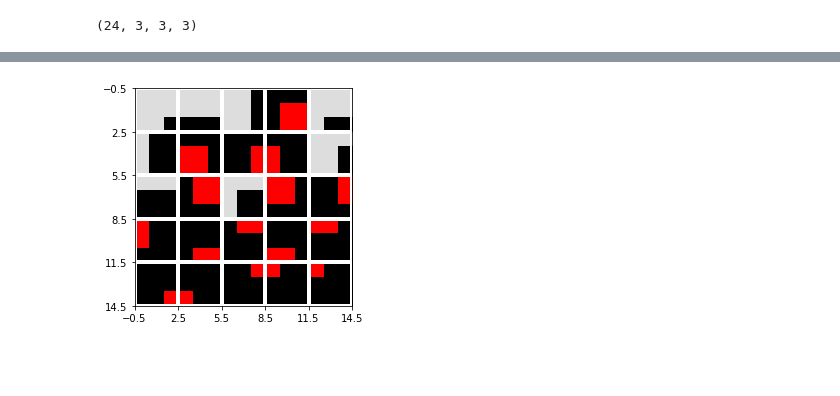
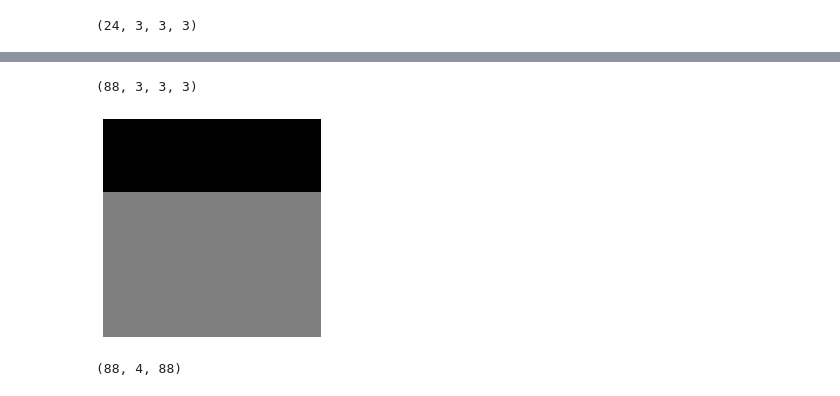
Before and after one commit to flpeters/TextureSynthesis, a Jupyter notebook: 00_Main.ipynb, the cells around one changed output, grey strips where cells are left out. Cells and saved outputs as stored; diff of their text form; code cells hidden in the pictures; blank space fills up the shorter version.

```diff
--- a/00_Main.ipynb
+++ b/00_Main.ipynb
@@ -674,7 +699,7 @@ Tiles = [
     [[1, 0], [1, 0]],
     [[0, 0], [0, 0]],
 ]
-TileMatrix = np.array(Tiles); TileMatrix.shape, TileMatrix
+TilesMatrix = np.array(Tiles); TilesMatrix.shape, TilesMatrix
 # %% [output]
 ((4, 2, 2),
  array([[[0, 1],
@@ -896,7 +915,10 @@ show_image(SampleImage)
 # %%
+DEDUPLICATE = True
+
 OverhangX = SampleX % TileSize
 OverhangY = SampleY % TileSize
 Tiles = list()
+Rules = list()
 for OffsetX in range(TileSize):
     for OffsetY in range (TileSize):
         ToX    = SampleX - OverhangX + OffsetX
@@ -909,7 +931,7 @@ for OffsetX in range(TileSize):
 
         for T in SampleImage[OffsetX:ToX, OffsetY:ToY].reshape(NrTilesX, TileSize,
                                                                NrTilesY, TileSize, Channels).swapaxes(1, 2):
-            if Deduplicate:
+            if DEDUPLICATE:
                 for T2 in T:
                     for T3 in Tiles: # NOTE: Deduplicate Tiles
                         if np.allclose(T2, T3): break
@@ -931,6 +944,54 @@ show_image(assemble_tiles(TilesMatrix.reshape(6, 6, 3, 3, 3), GridLines=TileSize
-# %%
-# DEDUPLICATED
-TilesMatrixPadded = np.stack([*TilesMatrix, TilesMatrix[-1]], axis=0) # Padding to make a square number of tiles
-show_image(assemble_tiles(TilesMatrixPadded.reshape(5, 5, 3, 3, 3)), GridLines=TileSize, LineColor='white')
-# %% [output]
-[figure, removed]
+# %%
+OverhangX = SampleX % TileSize
+OverhangY = SampleY % TileSize
+Tiles = list()
+Rules = defaultdict(lambda:{'L':[], 'R':[], 'U':[], 'D':[]})
+for OffsetX in range(TileSize):
+    for OffsetY in range (TileSize):
+        ToX    = SampleX - OverhangX + OffsetX
+        if ToX > SampleX: ToX -= TileSize # Works as long as 0 <= Offset <= TileSize
+        ToY    = SampleY - OverhangY + OffsetY
+        if ToY > SampleY: ToY -= TileSize # Works as long as 0 <= Offset <= TileSize
+
+        NrTilesX = (ToX - OffsetX) // TileSize
+        NrTilesY = (ToY - OffsetY) // TileSize
+
+        TileCoordinates = list()
+        for (X, TileList) in enumerate(SampleImage[OffsetX:ToX, OffsetY:ToY].reshape(NrTilesX, TileSize,
+                                                                            NrTilesY, TileSize, Channels).swapaxes(1, 2)):
+            TileCoordinatesY = list()
+            for (Y, Tile) in enumerate(TileList):
+                for (TileNr, ExistingTile) in enumerate(Tiles): # NOTE: Deduplicate Tiles
+                    if np.allclose(Tile, ExistingTile):
+                        TileCoordinatesY.append(TileNr)
+                        # print(OffsetX, OffsetY, X, Y, TileNr)
+                        break
+                else:
+                    TileCoordinatesY.append(len(Tiles))
+                    # print(OffsetX, OffsetY, X, Y, len(Tiles))
+                    Tiles.append(Tile)
+            TileCoordinates.append(TileCoordinatesY)
+        # NOTE: Figure out neighbourhoods for this Offset
+        #       For a different Offset the current indices aren't valid, so there's no point in waiting.
+        for (X, TileNrList) in enumerate(TileCoordinates):
+            N = len(TileCoordinates)
+            for (Y, TileNr) in enumerate(TileNrList):
+                M = len(TileNrList)
+                TileRules = Rules[TileNr]
+                # NOTE: These are NOT reversed directions. We're just listing out what tiles are next to the current tile.
+                if (X - 1) >= 0      :  TileRules['U'].append(TileCoordinates[X - 1][Y    ])
+                if (X + 1) <= (N - 1):  TileRules['D'].append(TileCoordinates[X + 1][Y    ])
+                if (Y - 1) >= 0      :  TileRules['L'].append(TileCoordinates[X    ][Y - 1])
+                if (Y + 1) <= (M - 1):  TileRules['R'].append(TileCoordinates[X    ][Y + 1])
+TilesMatrix = np.array(Tiles)
+TilesMatrix.shape
+# %% [output]
+(88, 3, 3, 3)
+# %%
+show_image(TilesMatrix[1])
+# %% [output]
+[figure, added]
+# %%
+RulesMatrix = rules_to_np(Rules); RulesMatrix.shape
+# %% [output]
+(88, 4, 88)
```
Also changed, not shown: parts of 31 cells of this notebook.
